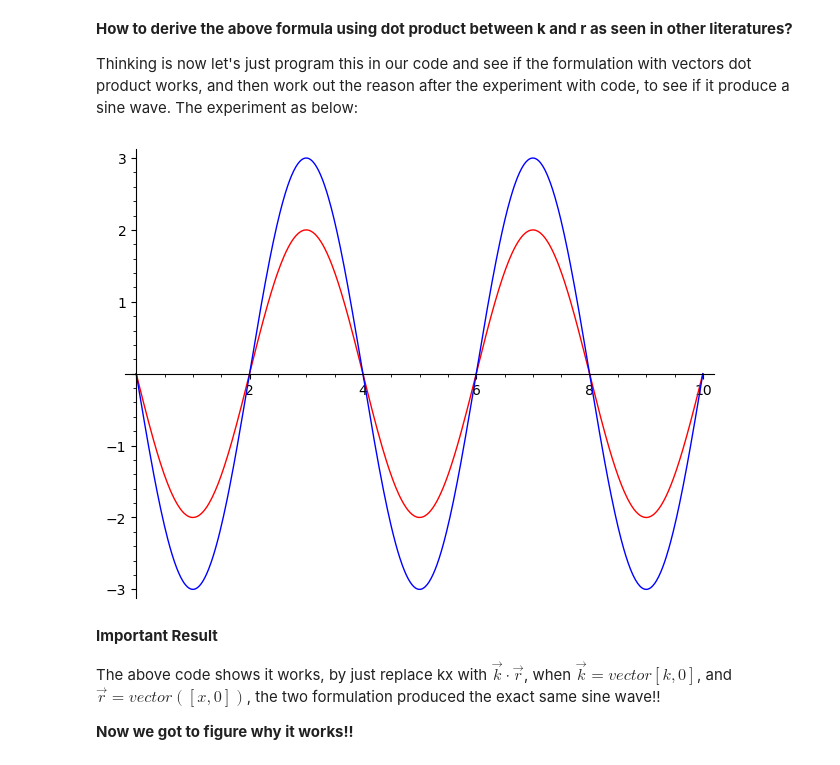
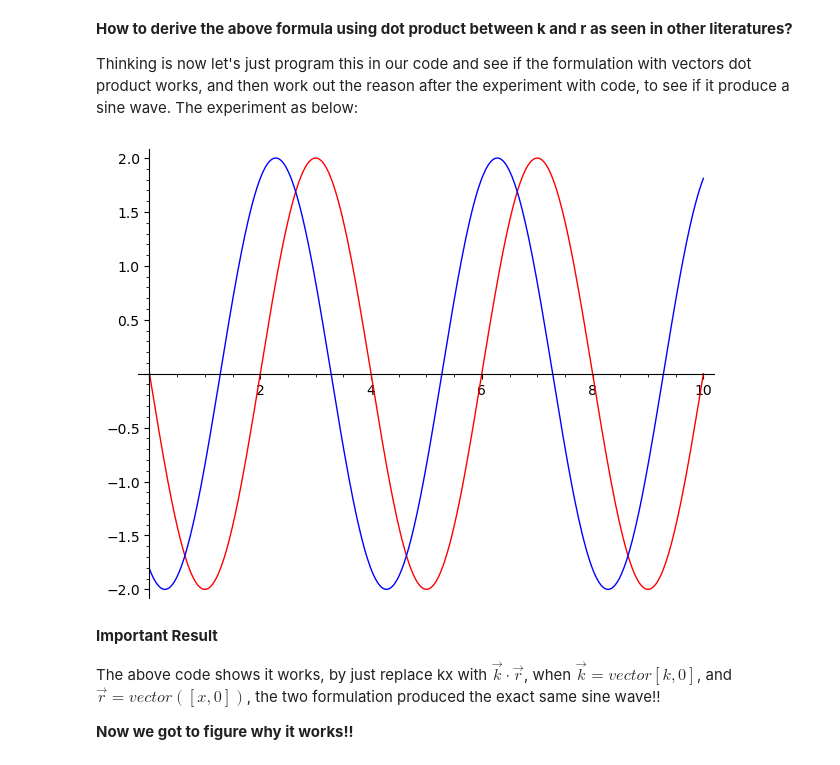
Before and after one commit to john-washington/sage, a Jupyter notebook: regarding_omega_t_minus_kr.ipynb, the cells around one changed output. Cells and saved outputs as stored; diff of their text form; code cells hidden in the pictures.

```diff
--- a/regarding_omega_t_minus_kr.ipynb
+++ b/regarding_omega_t_minus_kr.ipynb
@@ -111,28 +111,28 @@ then work out the reason after the experiment with code, to see if it produce a
 # %%
 var('T', 'omega', 'A', 'k', 'psi', 't', 'x')
 T = 4
 omega = (2* pi)/ T
 A = 2
 llambda = 2
 k = (2*pi) / llambda
 #let's make a vector K
-k_head = vector([k, 0])
+k_head = vector([k, 2])
 
 
 psi = 0
 x = 10
 #let's make a r vector
-r_head = vector([x, 0])
+r_head = vector([x, 12])
 
 #then now we change the formula into vector dot product to see if it produce a sine wave:
 y(t) = A * sin(k*x-omega * t + psi)
-y2(t) = (A+1) * sin(k_head.dot_product(r_head)-omega * t + psi)
+y2(t) = (A) * sin(k_head.dot_product(r_head)-omega * t + psi)
 
 fplot = plot(y, (t, 0, 10), color = 'red')
 fplot2 = plot(y2, (t, 0, 10))
 fplot+fplot2
 # %% [output]
-[figure, old version]
+[figure, new version]
 # %% [markdown]
 **Important Result**
 
```
Also changed, not shown: parts of 4 cells of this notebook.
